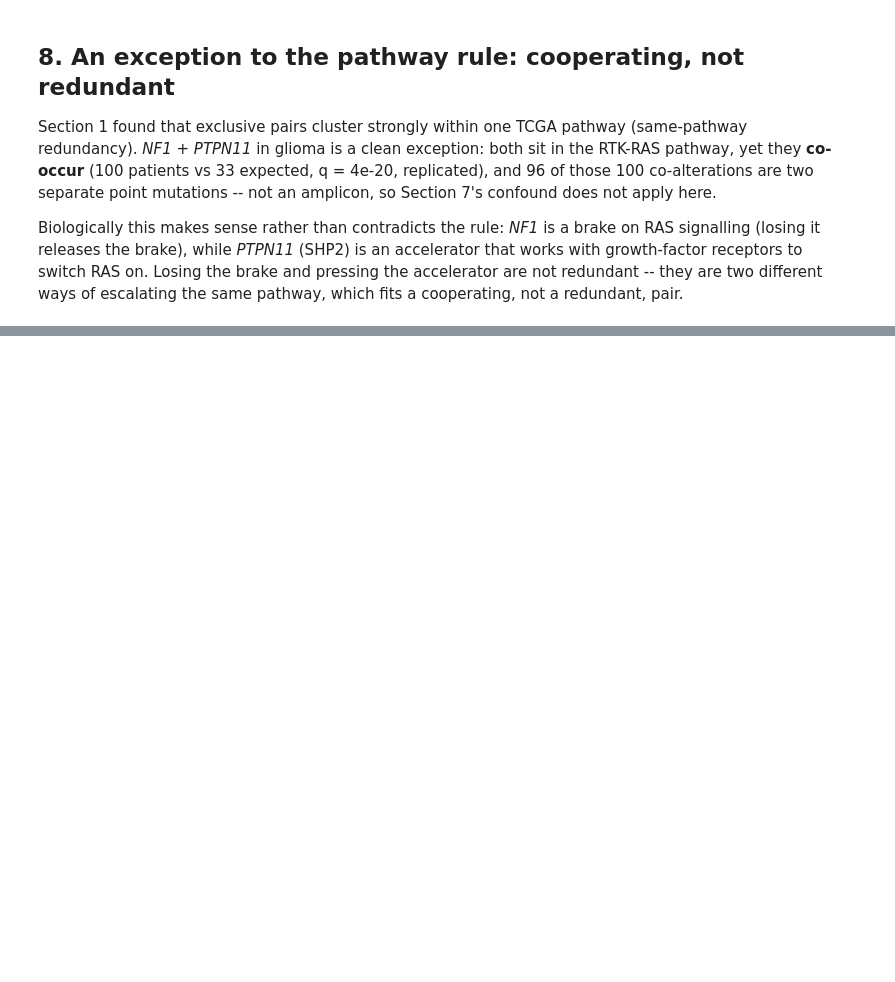
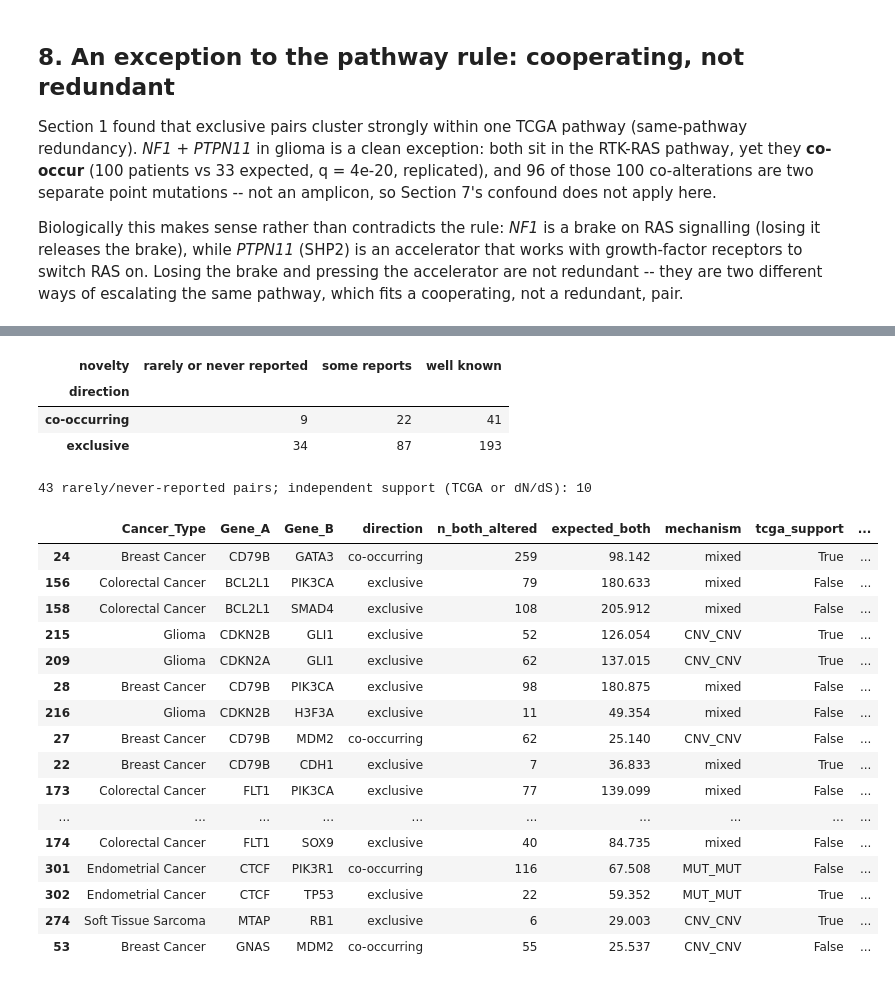
Before and after one commit to Wlimni/Learning-Cancer-Mutation-Landscapes-from-Large-Scale-Mutation-Testing-Data-fyp, a Jupyter notebook: notebooks/04_phase4_insight.ipynb, the cells around one changed output, grey strips where cells are left out. Drawn from its saved outputs; the diff is of its cells as text; code cells hidden in the pictures; blank space fills up the shorter version.

```diff
--- a/notebooks/04_phase4_insight.ipynb
+++ b/notebooks/04_phase4_insight.ipynb
@@ -510,0 +521,31 @@ a cooperating, not a redundant, pair.
+# %%
+nov = pd.read_parquet(PROCESSED_DIR / "novelty_screen.parquet")
+display(nov.groupby(["direction", "novelty"], observed=True).size().unstack(fill_value=0))
+rare = nov[nov["novelty"] == "rarely or never reported"]
+print(f"{len(rare)} rarely/never-reported pairs; independent support (TCGA or dN/dS): "
+      f"{(rare.tcga_support | rare.dnds_support).sum()}")
+rare.sort_values("q_value")[["Cancer_Type", "Gene_A", "Gene_B", "direction", "n_both_altered", "expected_both",
+                             "mechanism", "tcga_support", "dnds_support", "papers_pair_in_type"]].head(20).round(3)
+# %% [output]
+| novelty | rarely or never reported | some reports | well known |
+| direction |  |  |  |
+| co-occurring | 9 | 22 | 41 |
+| exclusive | 34 | 87 | 193 |
+43 rarely/never-reported pairs; independent support (TCGA or dN/dS): 10
+|  | Cancer_Type | Gene_A | Gene_B | direction | n_both_altered | expected_both | mechanism | tcga_support | ... |
+| 24 | Breast Cancer | CD79B | GATA3 | co-occurring | 259 | 98.142 | mixed | True | ... |
+| 156 | Colorectal Cancer | BCL2L1 | PIK3CA | exclusive | 79 | 180.633 | mixed | False | ... |
+| 158 | Colorectal Cancer | BCL2L1 | SMAD4 | exclusive | 108 | 205.912 | mixed | False | ... |
+| 215 | Glioma | CDKN2B | GLI1 | exclusive | 52 | 126.054 | CNV_CNV | True | ... |
+| 209 | Glioma | CDKN2A | GLI1 | exclusive | 62 | 137.015 | CNV_CNV | True | ... |
+| 28 | Breast Cancer | CD79B | PIK3CA | exclusive | 98 | 180.875 | mixed | False | ... |
+| 216 | Glioma | CDKN2B | H3F3A | exclusive | 11 | 49.354 | mixed | False | ... |
+| 27 | Breast Cancer | CD79B | MDM2 | co-occurring | 62 | 25.140 | CNV_CNV | False | ... |
+| 22 | Breast Cancer | CD79B | CDH1 | exclusive | 7 | 36.833 | mixed | True | ... |
+| 173 | Colorectal Cancer | FLT1 | PIK3CA | exclusive | 77 | 139.099 | mixed | False | ... |
+| ... | ... | ... | ... | ... | ... | ... | ... | ... | ... |
+| 174 | Colorectal Cancer | FLT1 | SOX9 | exclusive | 40 | 84.735 | mixed | False | ... |
+| 301 | Endometrial Cancer | CTCF | PIK3R1 | co-occurring | 116 | 67.508 | MUT_MUT | False | ... |
+| 302 | Endometrial Cancer | CTCF | TP53 | exclusive | 22 | 59.352 | MUT_MUT | True | ... |
+| 274 | Soft Tissue Sarcoma | MTAP | RB1 | exclusive | 6 | 29.003 | CNV_CNV | True | ... |
+| 53 | Breast Cancer | GNAS | MDM2 | co-occurring | 55 | 25.537 | CNV_CNV | False | ... |
```
Also changed, not shown: parts of 5 cells of this notebook, 7 other files.
